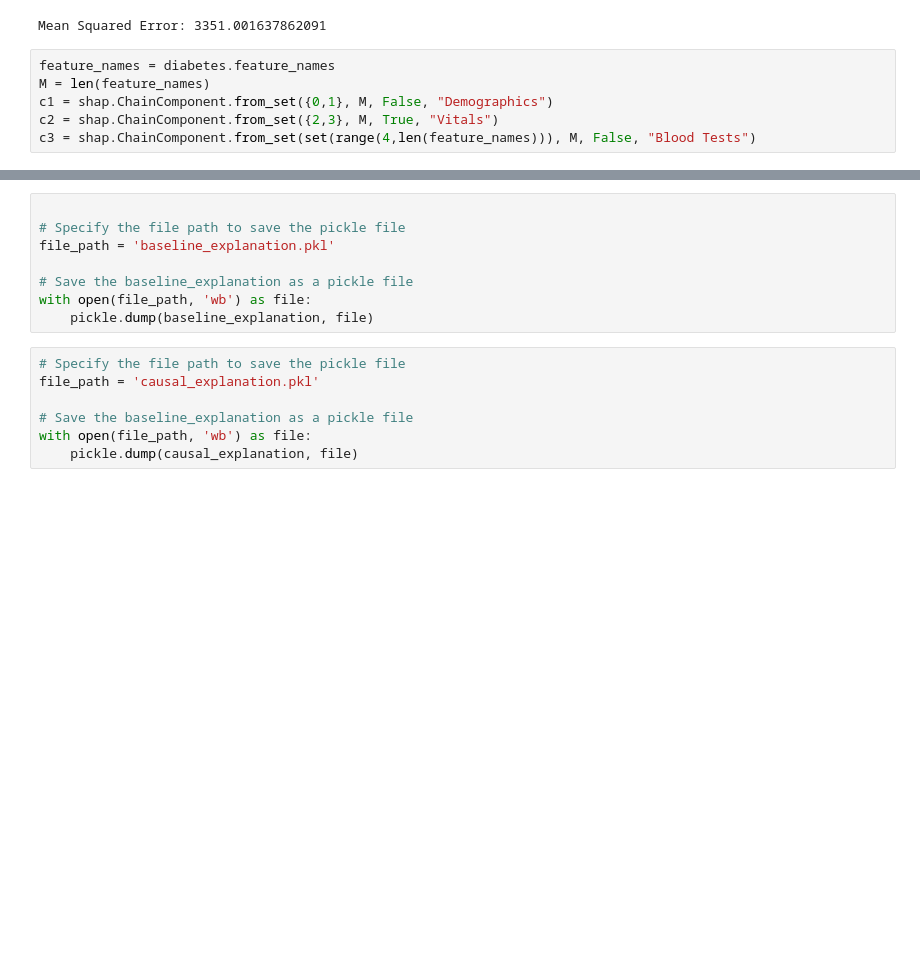
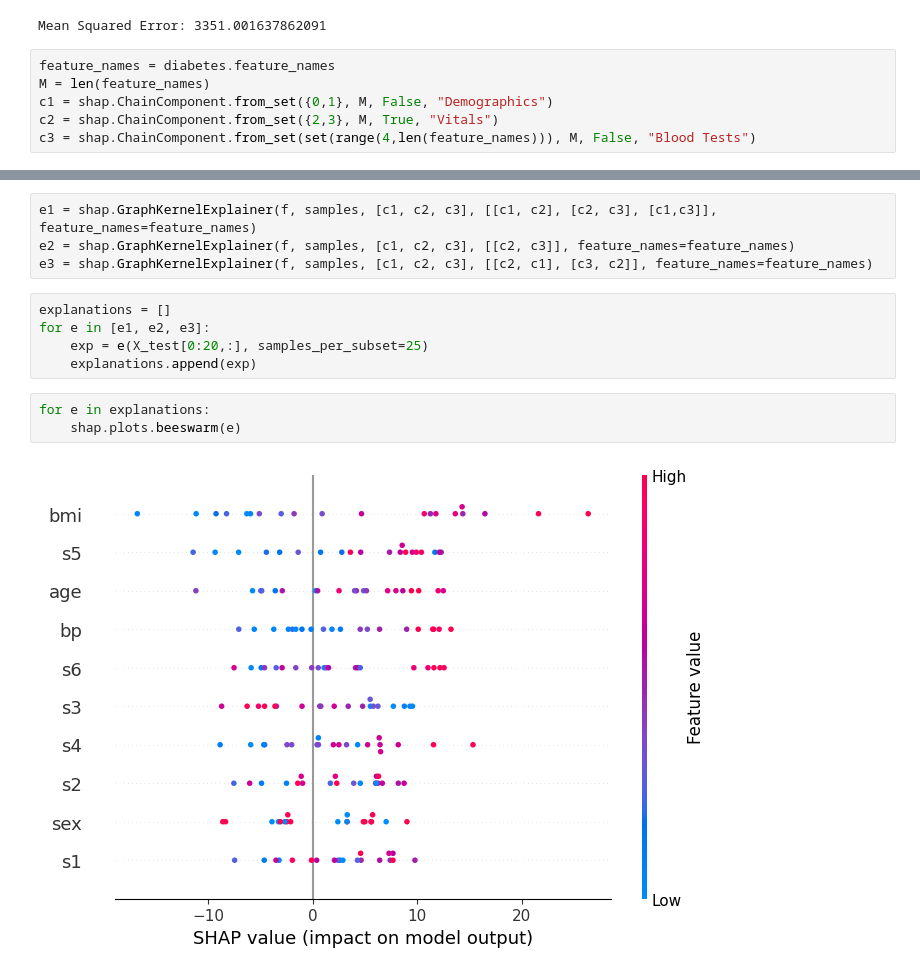
Before and after one commit to bkuwahara/shap, a Jupyter notebook: test.ipynb, the cells around one changed output, grey strips where cells are left out. Saved outputs shown, nothing was run; the diff lists cells and outputs as text; blank space fills up the shorter version.

```diff
--- a/test.ipynb
+++ b/test.ipynb
@@ -60,15 +60,14 @@ shap.plots.beeswarm(causal_explanation)
-# %%
-
-# Specify the file path to save the pickle file
-file_path = 'baseline_explanation.pkl'
-
-# Save the baseline_explanation as a pickle file
-with open(file_path, 'wb') as file:
-    pickle.dump(baseline_explanation, file)
-# %%
-# Specify the file path to save the pickle file
-file_path = 'causal_explanation.pkl'
-
-# Save the baseline_explanation as a pickle file
-with open(file_path, 'wb') as file:
-    pickle.dump(causal_explanation, file)
+# %%
+e1 = shap.GraphKernelExplainer(f, samples, [c1, c2, c3], [[c1, c2], [c2, c3], [c1,c3]], feature_names=feature_names)
+e2 = shap.GraphKernelExplainer(f, samples, [c1, c2, c3], [[c2, c3]], feature_names=feature_names)
+e3 = shap.GraphKernelExplainer(f, samples, [c1, c2, c3], [[c2, c1], [c3, c2]], feature_names=feature_names)
+# %%
+explanations = []
+for e in [e1, e2, e3]:
+    exp = e(X_test[0:20,:], samples_per_subset=25)
+    explanations.append(exp)
+# %%
+for e in explanations:
+    shap.plots.beeswarm(e)
+# %% [output]
+[figure, added]
```
Also changed, not shown: parts of 9 cells of this notebook, 2 other files.
